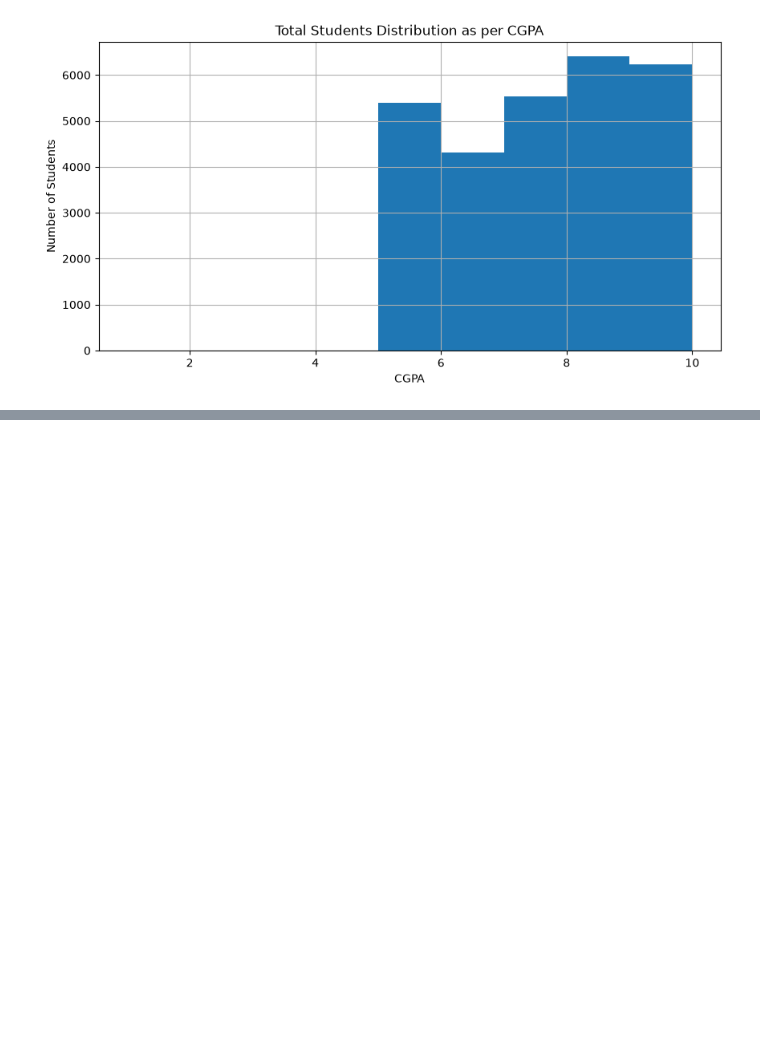
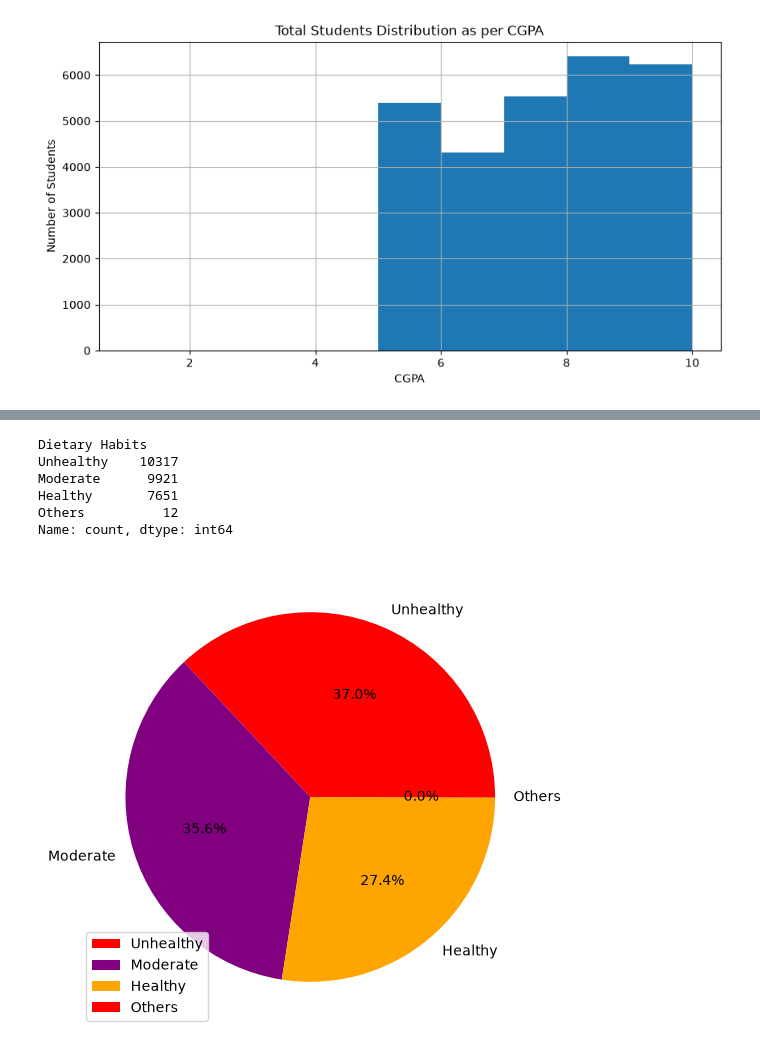
Before and after one commit to saileshchikkam/GEN-Ai, a Jupyter notebook: Machine Learning/Prerequisites/MatplotLib/Getting_Started.ipynb, the cells around one changed output, grey strips where cells are left out. Drawn from its saved outputs; the diff is of its cells as text; code cells hidden in the pictures; blank space fills up the shorter version.

```diff
--- a/Machine Learning/Prerequisites/MatplotLib/Getting_Started.ipynb
+++ b/Machine Learning/Prerequisites/MatplotLib/Getting_Started.ipynb
@@ -1390,0 +1418,18 @@ plt.show()
+# %%
+## univariante analysis ---> value_counts()
+data = df['Dietary Habits'].value_counts()
+data
+# %% [output]
+Dietary Habits
+Unhealthy    10317
+Moderate      9921
+Healthy       7651
+Others          12
+Name: count, dtype: int64
+# %%
+plt.figure(figsize=(12,6))
+plt.pie(data,labels = data.index, autopct='%0.1f%%',colors=['red','purple','orange'])
+plt.legend()
+plt.show()
+# %% [output]
+[figure, added]
```
Also changed, not shown: parts of 11 cells of this notebook, 1 other file.
